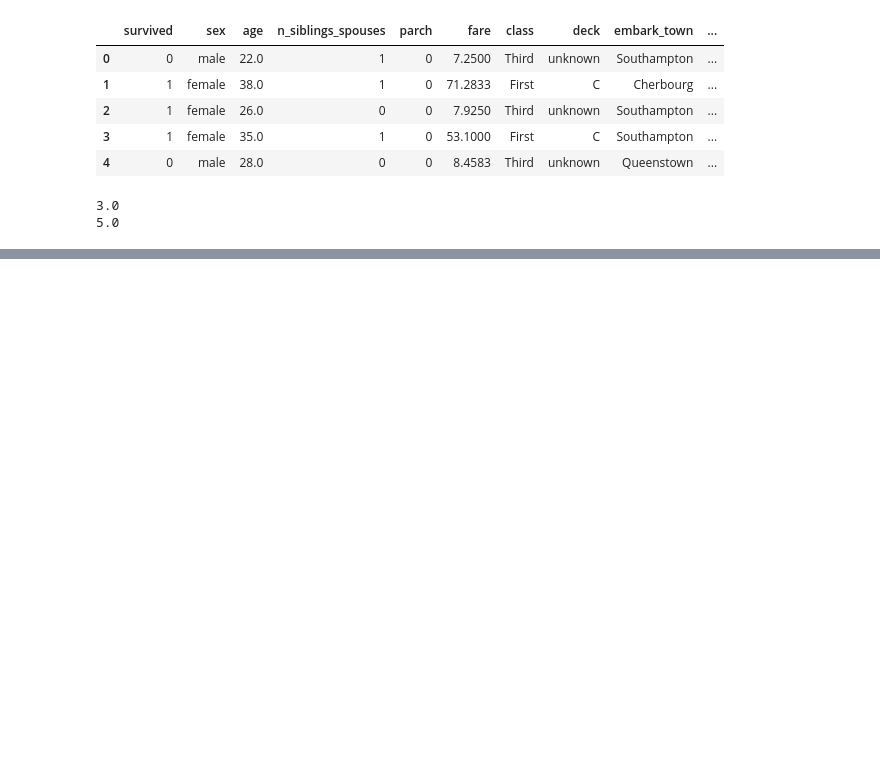
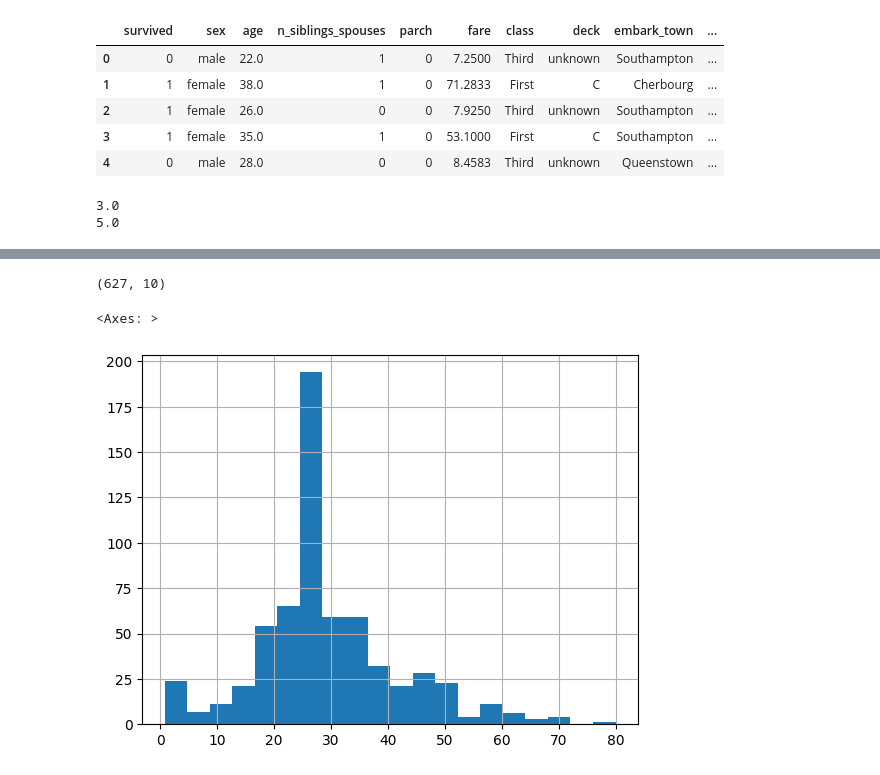
Before and after one commit to aratheunseen/area71, a Jupyter notebook: tensorflow/work_with_data.ipynb, the cells around one changed output, grey strips where cells are left out. Saved outputs shown, nothing was run; the diff lists cells and outputs as text; code cells hidden in the pictures; blank space fills up the shorter version.

```diff
--- a/tensorflow/work_with_data.ipynb
+++ b/tensorflow/work_with_data.ipynb
@@ -82,0 +109,9 @@ print(calc(2).numpy())
+# %%
+titanic.shape
+# %% [output]
+(627, 10)
+# %%
+titanic.age.hist(bins=20)
+# %% [output]
+<Axes: >
+[figure, added]
```
Also changed, not shown: parts of 4 cells of this notebook.
